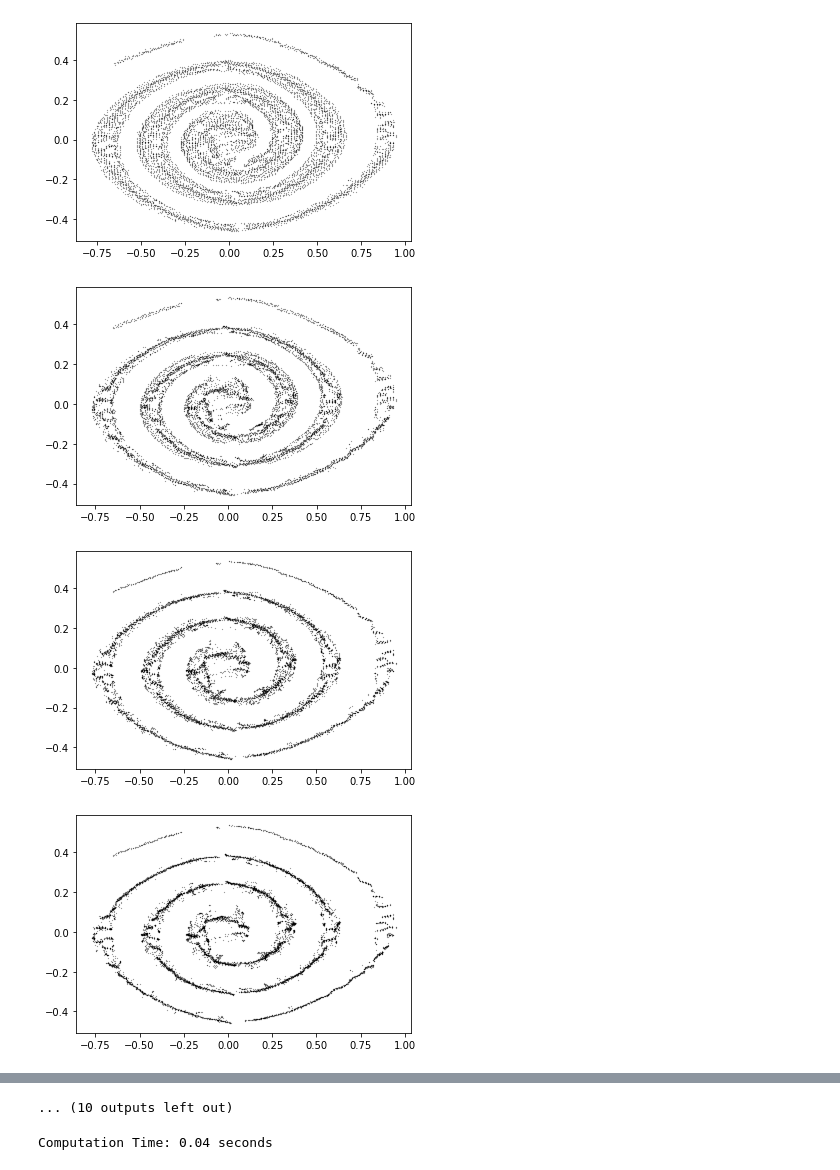
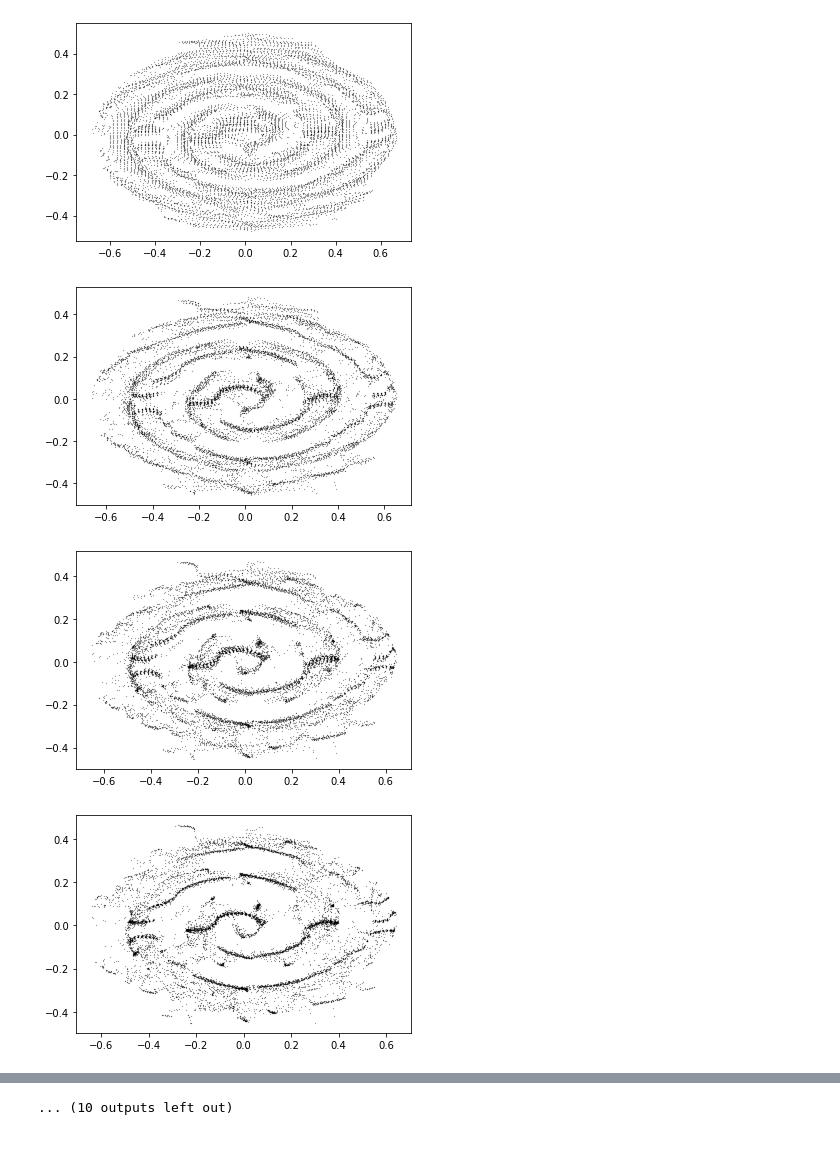
Before and after one commit to astralcai/phase-space-ridge-finding, a Jupyter notebook: examples/tests2.ipynb, the cells around one changed output, grey strips where cells are left out. Saved outputs shown, nothing was run; the diff lists cells and outputs as text; code cells hidden in the pictures.

Commit message:
Tests performed on simulation data

```diff
--- a/examples/tests2.ipynb
+++ b/examples/tests2.ipynb
@@ -19,3 +19,5 @@ vz = data[6,:]
 vR = (data[1,:] * data[4,:] + data[2,:] * data[5,:]) / R
 vp = (data[1,:] * data[5,:] - data[2,:] * data[4,:]) / R
 Lz = vp * R
+# %%
+points = np.vstack([z, vz]).T
@@ -21,0 +40,5 @@ Lz = vp * R
+# %%
+mean = [0, 0]
+cov = [[0.5 ** 2, 0], [0, 0.4 ** 2]]
+bg_points = np.random.multivariate_normal(mean, cov, 800000)
+print("Signal2Noise Ratio: {}".format(points.shape[0] / bg_points.shape[0]))
@@ -21,0 +47,2 @@ Lz = vp * R
+# %%
+points = np.concatenate([points, bg_points])
@@ -28,6 +57,7 @@ data = np.vstack([z, vz]).T
 # %%
 start_time = time.time()
-pdf2 = kde.kde2(data, x, y, bandwidth=0.02)
+bw = min(np.std(points[:,0]), np.std(points[:,1])) * 0.10378908155562136
+pdf2 = kde.kde2(points, x, y, bandwidth=bw)
 end_time = time.time()
 print("Computation Time: {:.2f} seconds".format(end_time - start_time))
 # %% [output]
@@ -41,11 +75,15 @@ plt.colorbar()
 # %%
-points = scms.generate_mesh2(x, y, 2000, pdf2)
-plt.plot(points[:,0], points[:,1], 'k.', markersize=0.3)
+mesh_points = scms.generate_mesh2(x, y, 3000, pdf2)
+plt.plot(mesh_points[:,0], mesh_points[:,1], 'k.', markersize=0.3)
 plt.show()
-dy, dx, dyy, dxx, dxy, dyx = kde.dkde2(data, x, y, bandwidth=0.02)
+dy, dx, dyy, dxx, dxy, dyx = kde.dkde2(points, x, y, bandwidth=bw)
 dpdf = [dx, dy]
 ddpdf = [dxx, dyy, dxy, dyx]
-new_points = scms.scms2(points, x, y, pdf2, dpdf, ddpdf)
-plt.plot(points[:,0], points[:,1], 'k.', markersize=0.3)
+new_points = scms.scms2(mesh_points, x, y, pdf2, dpdf, ddpdf)
+plt.plot(mesh_points[:,0], mesh_points[:,1], 'k.', markersize=0.3)
+plt.title("Signal to Noise Ratio: 0.125")
+plt.xlabel("$z$")
+plt.ylabel("$v_z$")
+plt.savefig("s2n0p125_res.png", dpi=300)
 plt.show()
 # %% [output]
@@ -53,4 +91,4 @@ plt.show()
-[figure, old version]
+[figure, new version]
-[figure, old version]
+[figure, new version]
-[figure, old version]
+[figure, new version]
-[figure, old version]
+[figure, new version]
@@ -67,10 +102,0 @@ data = np.vstack([R - 8, vR]).T
-# %%
-x, y = np.linspace(-2,2,256), np.linspace(-0.8,0.8,256)
-xx, yy = np.meshgrid(x, y)
-xy = np.array([xx.flatten(), yy.flatten()]).T
-start_time = time.time()
-pdf2 = kde.kde2(data, x, y, bandwidth=0.02)
-end_time = time.time()
-print("Computation Time: {:.2f} seconds".format(end_time - start_time))
-# %% [output]
-Computation Time: 0.04 seconds
```
Also changed, not shown: parts of 12 cells of this notebook, 13 other files.
